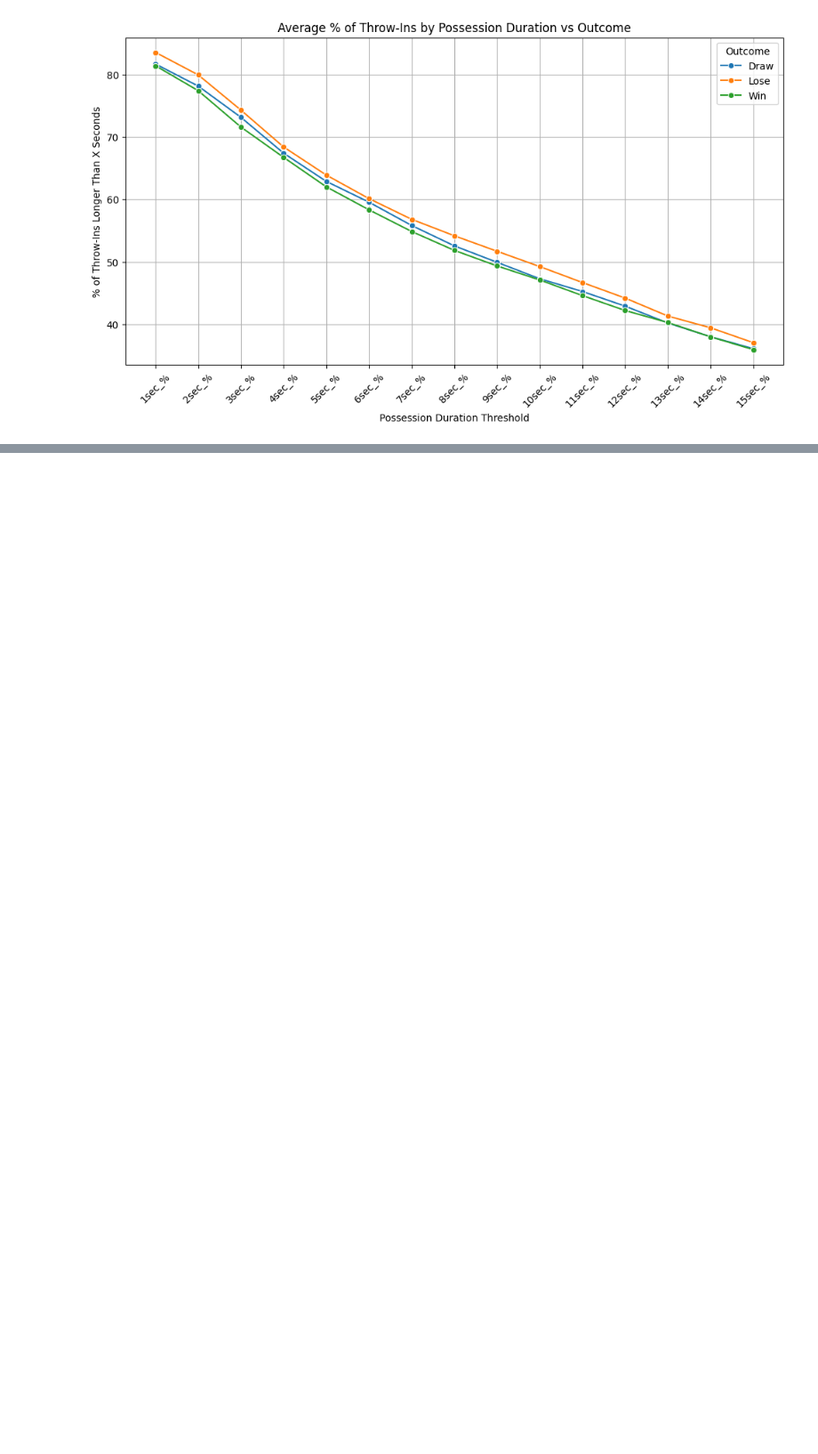
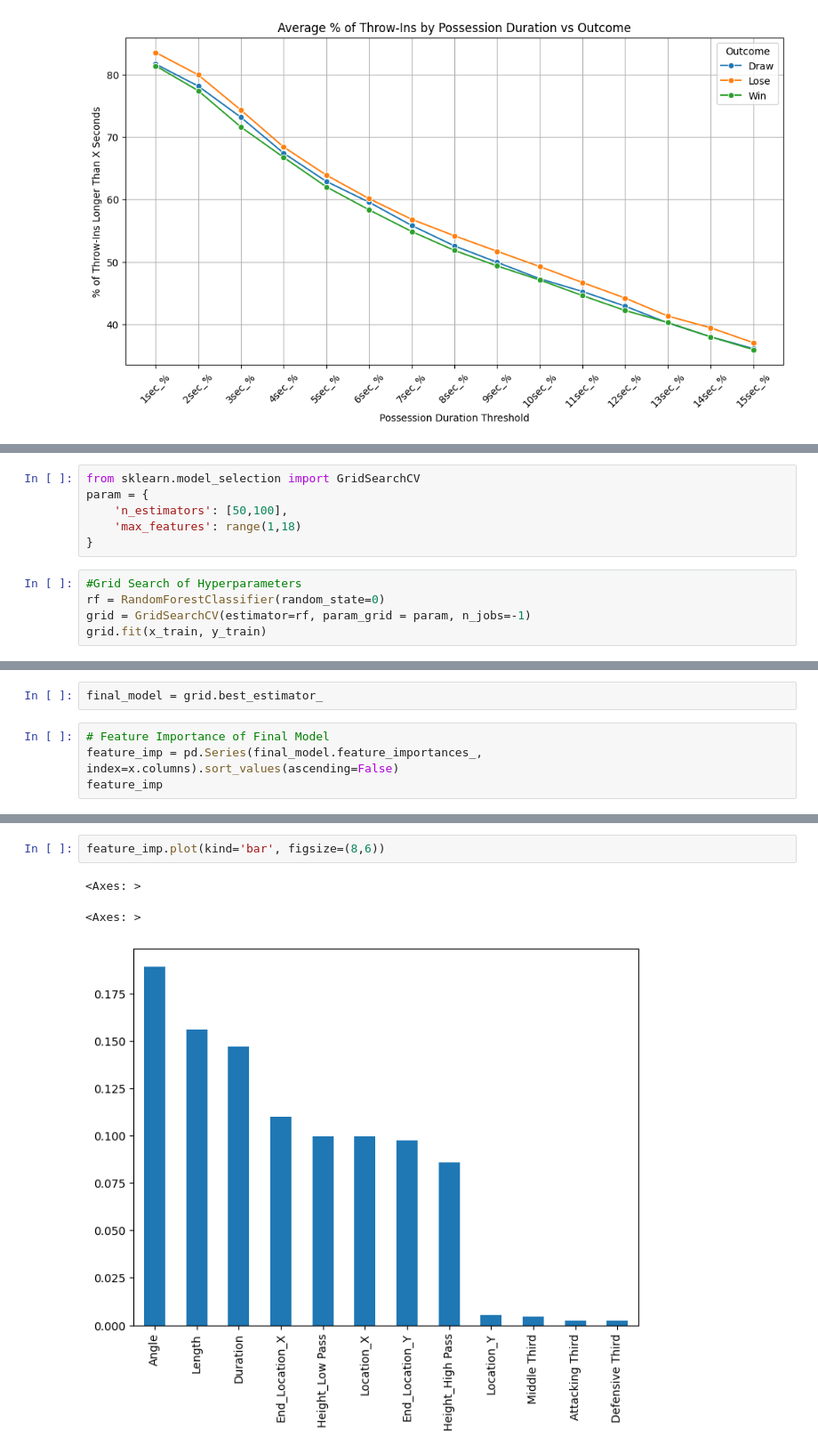
Before and after one commit to hwillif/Throw-in-Project, a Jupyter notebook: HW_Throw-In.ipynb, the cells around one changed output, grey strips where cells are left out. Shown at 89% size. Drawn from its saved outputs; the diff is of its cells as text; blank space fills up the shorter version.

```diff
--- a/HW_Throw-In.ipynb
+++ b/HW_Throw-In.ipynb
@@ -758,0 +942,11 @@ x_train, x_val, y_train, y_val = train_test_split(x,y, test_size=.3, random_stat
+# %%
+from sklearn.model_selection import GridSearchCV
+param = {
+    'n_estimators': [50,100],
+    'max_features': range(1,18)
+}
+# %%
+#Grid Search of Hyperparameters
+rf = RandomForestClassifier(random_state=0)
+grid = GridSearchCV(estimator=rf, param_grid = param, n_jobs=-1)
+grid.fit(x_train, y_train)
@@ -758,0 +966,6 @@ x_train, x_val, y_train, y_val = train_test_split(x,y, test_size=.3, random_stat
+# %%
+final_model = grid.best_estimator_
+# %%
+# Feature Importance of Final Model
+feature_imp = pd.Series(final_model.feature_importances_, index=x.columns).sort_values(ascending=False)
+feature_imp
@@ -758,0 +986,6 @@ x_train, x_val, y_train, y_val = train_test_split(x,y, test_size=.3, random_stat
+# %%
+feature_imp.plot(kind='bar', figsize=(8,6))
+# %% [output]
+<Axes: >
+<Axes: >
+[figure, added]
```
Also changed, not shown: parts of 41 cells of this notebook.
